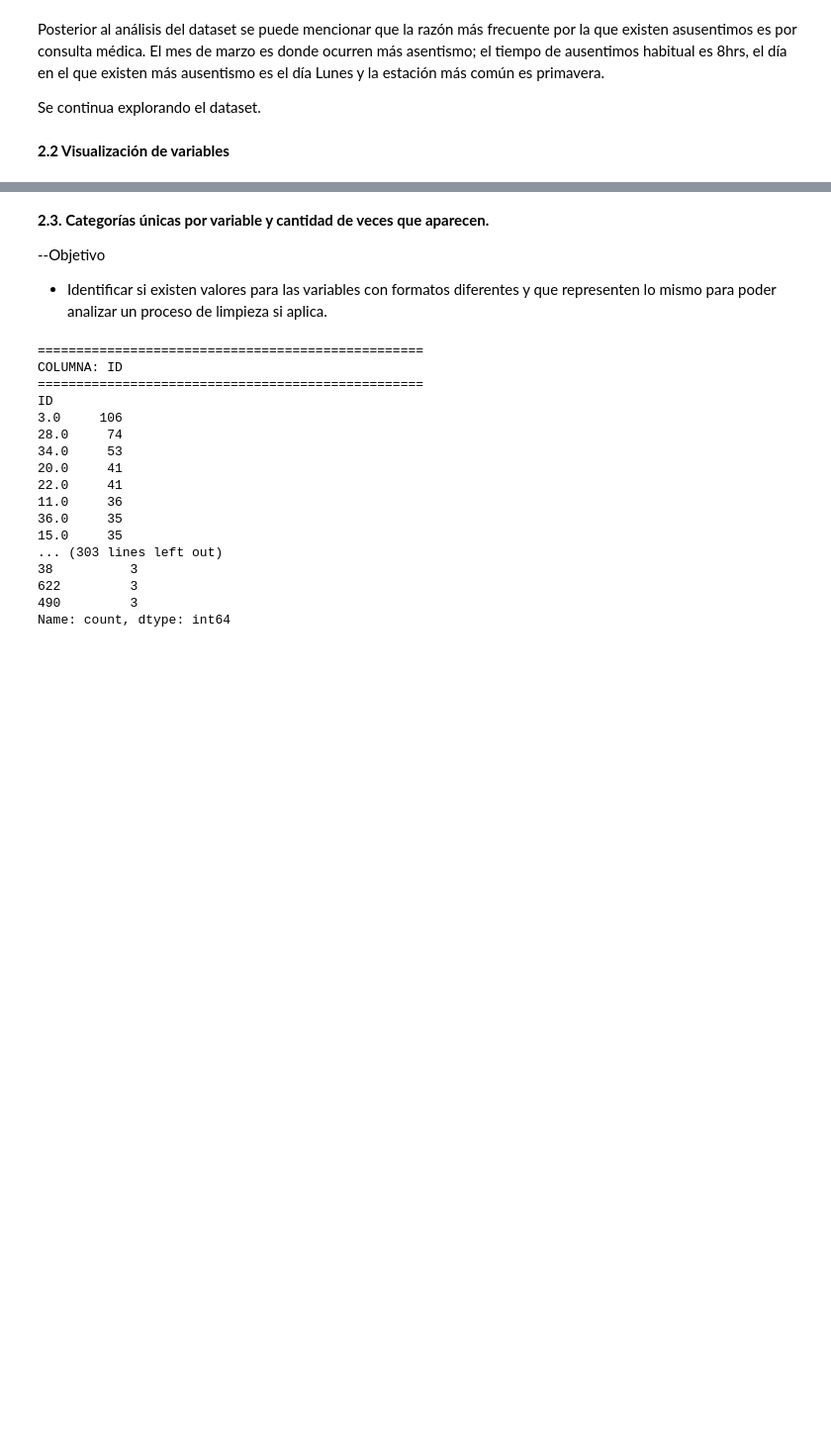
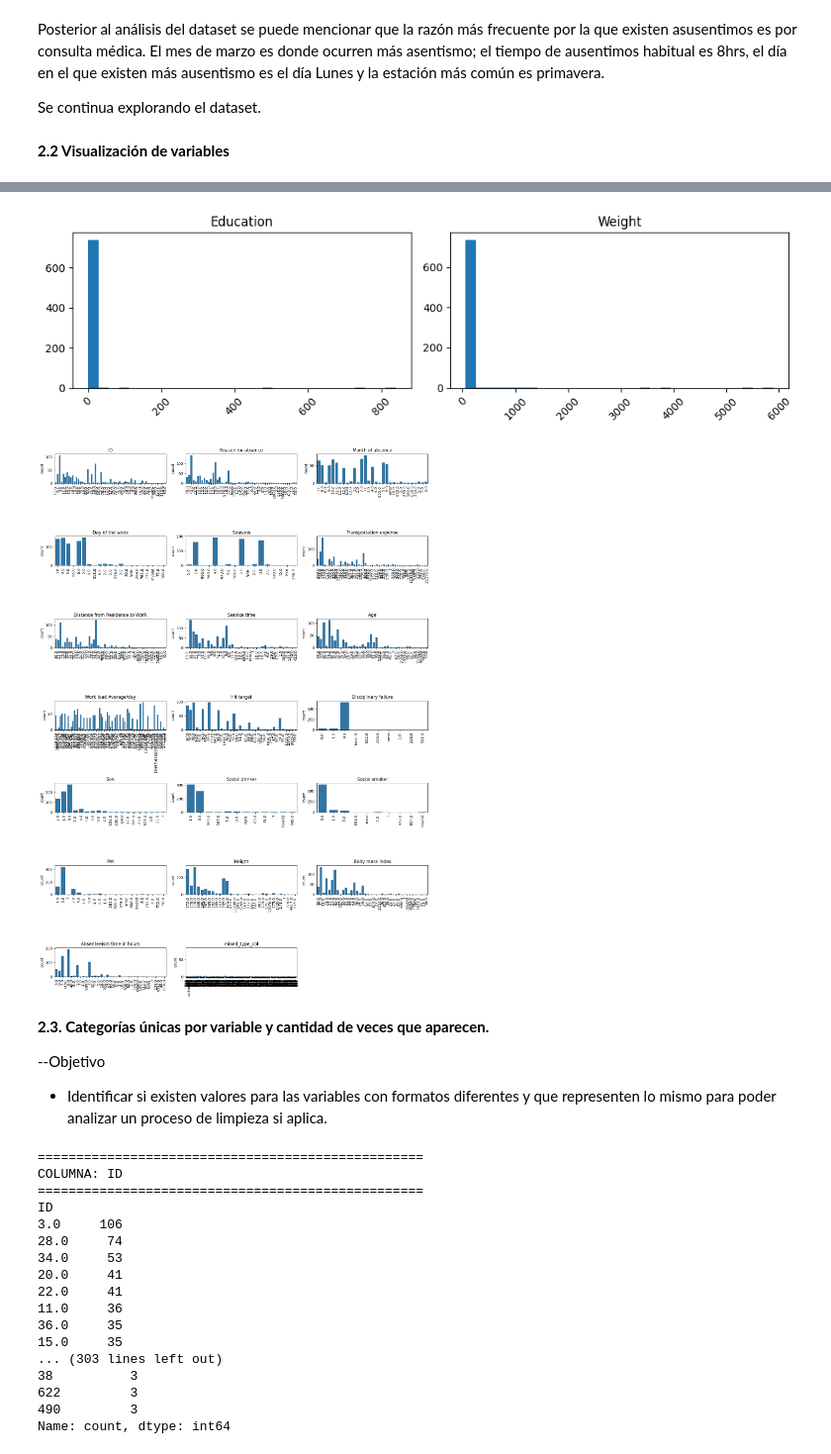
Before and after one commit to ingerobles92/MLOps62, a Jupyter notebook: notebooks/1_EDA/1.1_elt_initial_data_exploration.ipynb, the cells around one changed output, grey strips where cells are left out. Shown at 99% size. Saved outputs shown, nothing was run; the diff lists cells and outputs as text; code cells hidden in the pictures; blank space fills up the shorter version.

```diff
--- a/notebooks/1_EDA/1.1_elt_initial_data_exploration.ipynb
+++ b/notebooks/1_EDA/1.1_elt_initial_data_exploration.ipynb
@@ -25,0 +265,3 @@ absenteeism_df
+# %%
+absenteeism_df = df
+absenteeism_df
@@ -158,3 +373,49 @@ IndexError: index 12 is out of bounds for axis 0 with size 12
+# %%
+# Detectar columnas
+num_cols = absenteeism_df.select_dtypes(include=[np.number]).columns.tolist()
+cat_cols = absenteeism_df.select_dtypes(include=['object', 'category', 'bool']).columns.tolist()
+
+# ---------- Numéricas ----------
+ncols = 3
+nrows = max(1, math.ceil(len(num_cols) / ncols))
+
+fig, axes = plt.subplots(nrows, ncols, figsize=(5*ncols, 3*nrows))
+axes = np.array(axes).ravel()  # garantiza 1D aunque nrows=1 o ncols=1
+
+for i, col in enumerate(num_cols):
+    ax = axes[i]
+    ax.hist(absenteeism_df[col].dropna(), bins=30)
+    ax.set_title(col)
+    ax.tick_params(axis='x', rotation=45)
+    ax.set_xlabel('')
+# Oculta ejes sobrantes
+for j in range(len(num_cols), len(axes)):
+    axes[j].set_visible(False)
+
+fig.tight_layout()
+plt.show()
+
+# ---------- Categóricas ----------
+ncols = 3
+nrows = max(1, math.ceil(len(cat_cols) / ncols))
+
+fig, axes = plt.subplots(nrows, ncols, figsize=(5*ncols, 3*nrows))
+axes = np.array(axes).ravel()
+
+for i, col in enumerate(cat_cols):
+    ax = axes[i]
+    sns.countplot(x=absenteeism_df[col], ax=ax)
+    ax.set_title(col)
+    ax.tick_params(axis='x', rotation=90)
+    ax.set_xlabel('')
+for j in range(len(cat_cols), len(axes)):
+    axes[j].set_visible(False)
+
+fig.tight_layout()
+plt.show()
+# %% [output]
+[figure, added]
+[figure, added]
 # %% [markdown]
 **2.3. Categorías únicas por variable y cantidad de veces que aparecen.**
 
```
Also changed, not shown: parts of 14 cells of this notebook.
